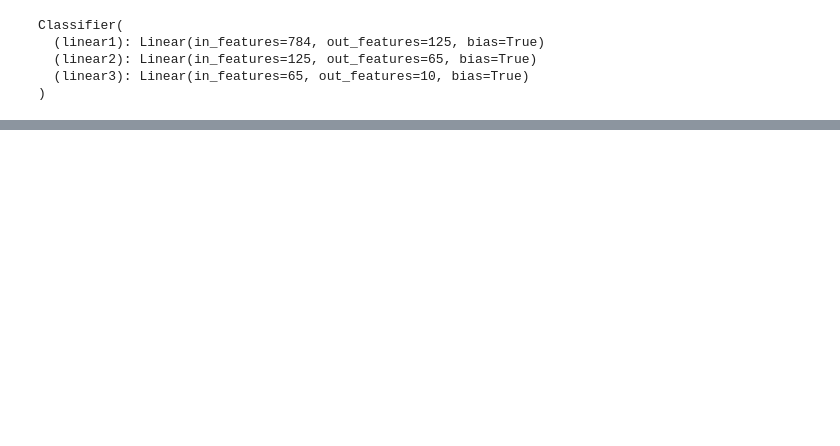
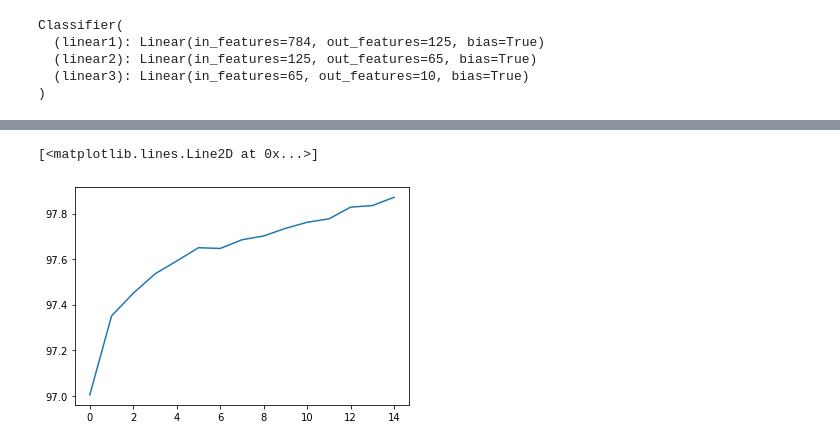
Before and after one commit to marialobillo/pytorch-tutorial, a Jupyter notebook: Image Recognition/MNIST.ipynb, the cells around one changed output, grey strips where cells are left out. Drawn from its saved outputs; the diff is of its cells as text; code cells hidden in the pictures; blank space fills up the shorter version.

```diff
--- a/Image Recognition/MNIST.ipynb
+++ b/Image Recognition/MNIST.ipynb
@@ -81,0 +133,5 @@ for e in range(epochs):
+# %%
+plt.plot(running_corrects_history, label='training accuracy')
+# %% [output]
+[<matplotlib.lines.Line2D at 0x...>]
+[figure, added]
```
Also changed, not shown: parts of 4 cells of this notebook.
